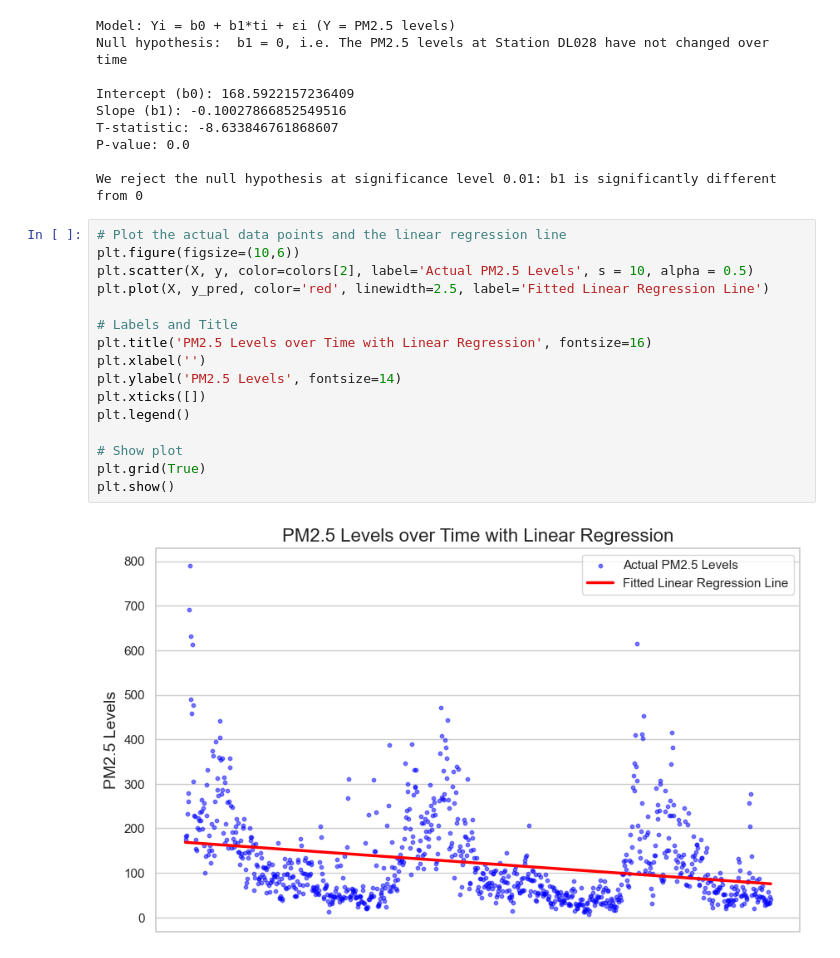
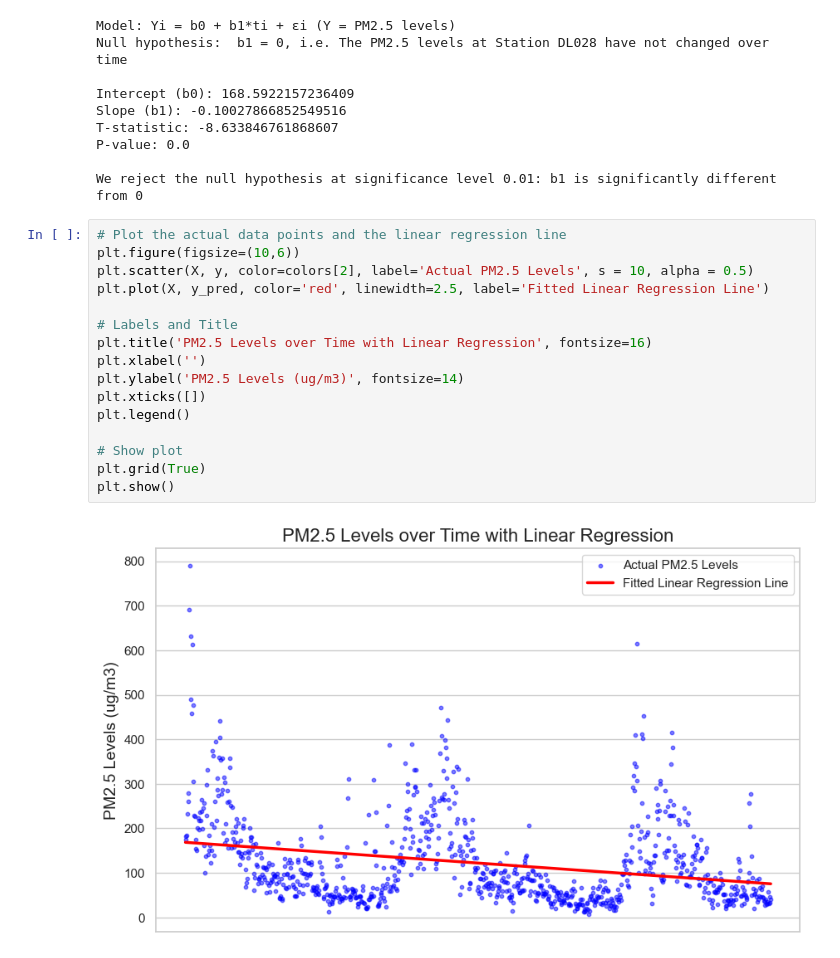
Before and after one commit to oliveira-da-silva-patrick/Workshop1-Project1-AirQualityInIndia, a Jupyter notebook: main_complete.ipynb, the cells around one changed output. Saved outputs shown, nothing was run; the diff lists cells and outputs as text.

```diff
--- a/main_complete.ipynb
+++ b/main_complete.ipynb
@@ -349,18 +354,18 @@ We reject the null hypothesis at significance level 0.01: b1 is significantly di
 # %%
 # Plot the actual data points and the linear regression line
 plt.figure(figsize=(10,6))
 plt.scatter(X, y, color=colors[2], label='Actual PM2.5 Levels', s = 10, alpha = 0.5)
 plt.plot(X, y_pred, color='red', linewidth=2.5, label='Fitted Linear Regression Line')
 
 # Labels and Title
 plt.title('PM2.5 Levels over Time with Linear Regression', fontsize=16)
 plt.xlabel('')
-plt.ylabel('PM2.5 Levels', fontsize=14)
+plt.ylabel('PM2.5 Levels (ug/m3)', fontsize=14)
 plt.xticks([])
 plt.legend()
 
 # Show plot
 plt.grid(True)
 plt.show()
 # %% [output]
-[figure, old version]
+[figure, new version]
```
Also changed, not shown: parts of 6 cells of this notebook, 1 other file.
